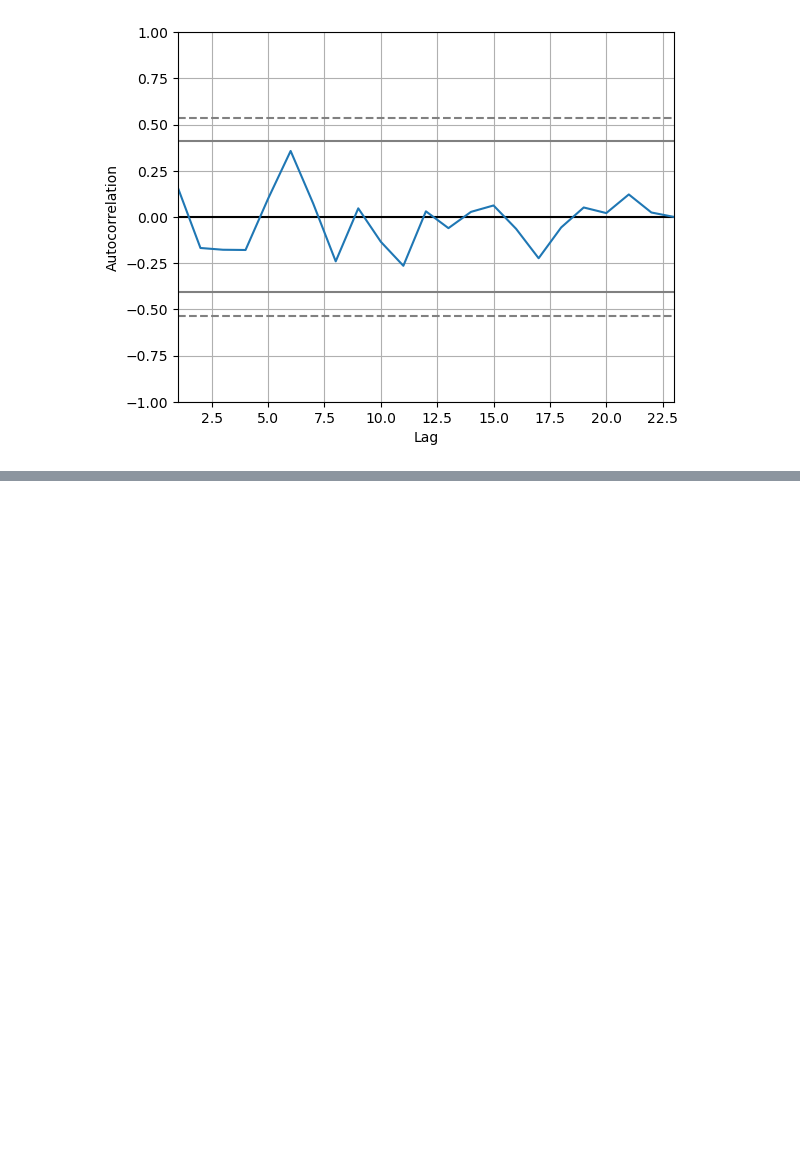
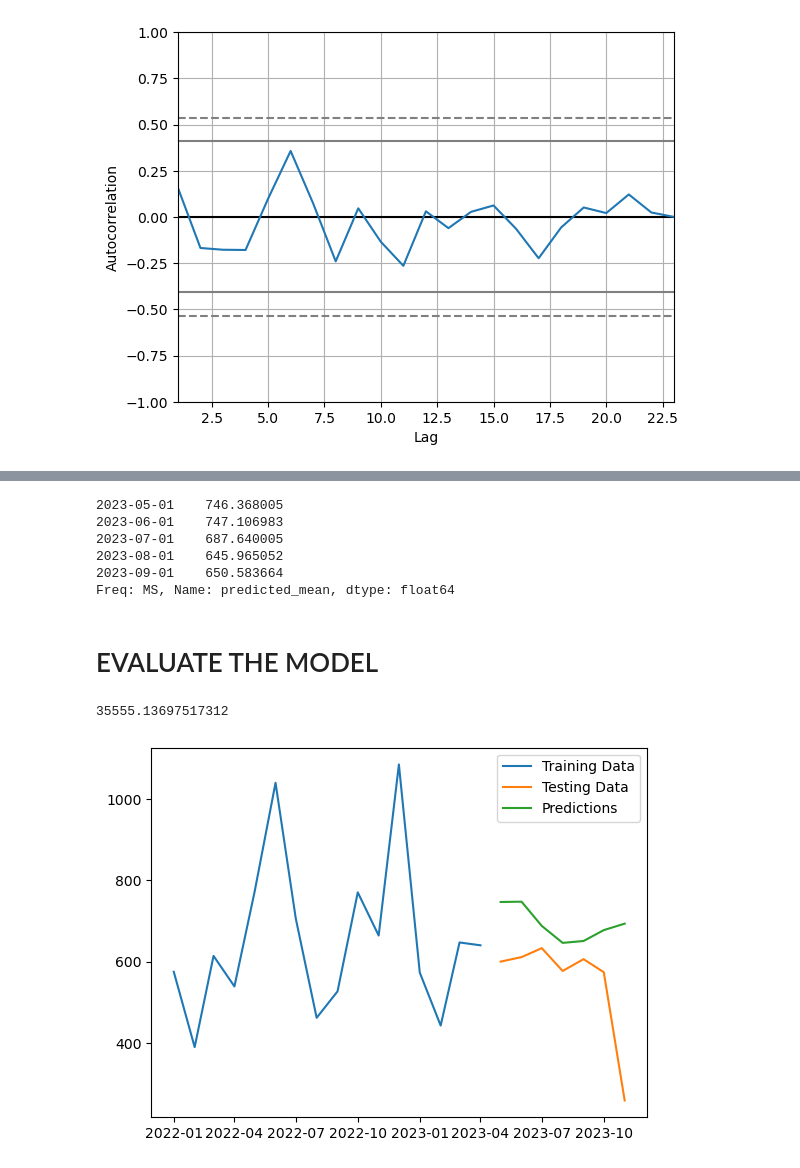
Before and after one commit to Veekits/ARIMA-for-Cold-and-Flu, a Jupyter notebook: ARIMA for Cold and Flu.ipynb, the cells around one changed output, grey strips where cells are left out. Cells and saved outputs as stored; diff of their text form; code cells hidden in the pictures; blank space fills up the shorter version.

```diff
--- a/ARIMA for Cold and Flu.ipynb
+++ b/ARIMA for Cold and Flu.ipynb
@@ -163,0 +179,27 @@ plt.show()
+# %%
+predictions = model_fit.predict(start=len(train), end=len(train) + len(test) - 1, typ='levels')
+predictions.head()
+# %% [output]
+2023-05-01    746.368005
+2023-06-01    747.106983
+2023-07-01    687.640005
+2023-08-01    645.965052
+2023-09-01    650.583664
+Freq: MS, Name: predicted_mean, dtype: float64
+# %% [markdown]
+# EVALUATE THE MODEL
+# %%
+from sklearn.metrics import mean_squared_error
+mse = mean_squared_error(test, predictions)
+print(mse)
+# %% [output]
+35555.13697517312
+# %%
+#visualize the data
+plt.plot(train, label='Training Data')
+plt.plot(test, label='Testing Data')
+plt.plot(predictions, label='Predictions')
+plt.legend()
+plt.show()
+# %% [output]
+[figure, added]
```
Also changed, not shown: parts of 7 cells of this notebook.
